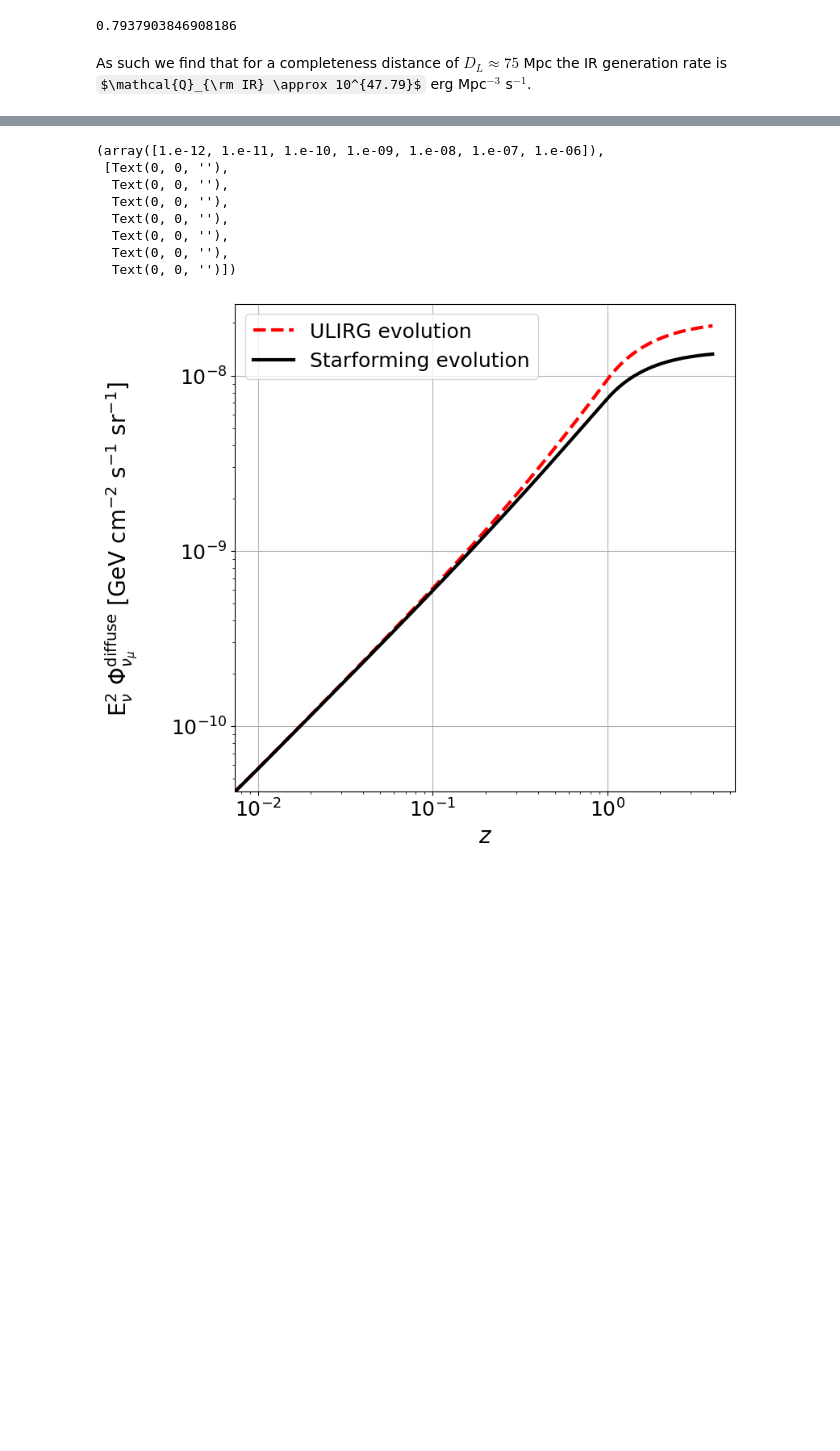
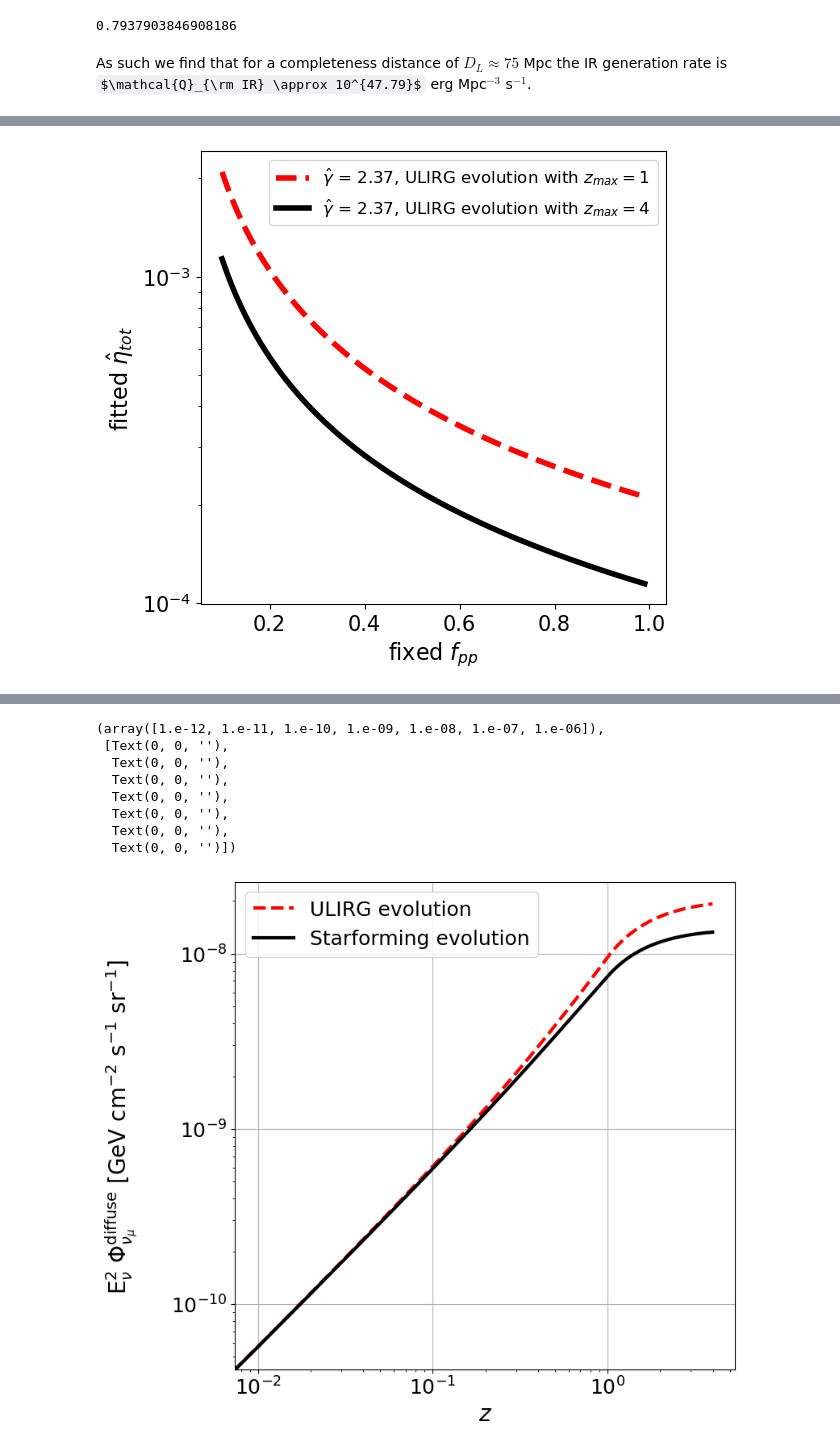
Before and after one commit to YarnoMerckx/diffuse-neutrino-flux-u-lirgs, a Jupyter notebook: Extrapolation.ipynb, the cells around one changed output, grey strips where cells are left out. Saved outputs shown, nothing was run; the diff lists cells and outputs as text; code cells hidden in the pictures; some formulas as TeX source; blank space fills up the shorter version.

```diff
--- a/Extrapolation.ipynb
+++ b/Extrapolation.ipynb
@@ -325,0 +309,24 @@ plt.savefig("/Users/yarno/Documents/PhD/Pictures/Extrapolation_plots/PredictionV
+# %%
+fpp_vals= np.arange(0.1,1,0.01)
+eta_lowz = []
+gamma_lowz = []
+
+eta_highz = []
+gamma_highz = []
+
+
+for i in fpp_vals:
+    #
+    popt_lowz, pcov_lowz = curve_fit(lambda E, eta,alpha: nuflux_fit(E, eta, alpha,i,1.44),
+                            energy_range_numu,flux_numu*energy_range_numu**2)
+
+    popt_highz,pcov_highz = curve_fit(lambda E, eta,alpha: nuflux_fit(E, eta, alpha,i,2.66),
+                            energy_range_numu,flux_numu*energy_range_numu**2)
+    #print(popt[1],np.sqrt(np.diag(pcov))[1])
+    eta_lowz += [popt_lowz[1]]
+    gamma_lowz += [popt_lowz[0]]
+    eta_highz += [popt_highz[1]]
+    gamma_highz += [popt_highz[0]]
+
+#print(gamma_fixfpp)
+#print(gamma_fixiz)
@@ -325,0 +393,13 @@ plt.savefig("/Users/yarno/Documents/PhD/Pictures/Extrapolation_plots/PredictionV
+# %%
+fig=plt.figure(figsize=(6,6), dpi= 100, facecolor='w', edgecolor='k')
+
+plt.plot(fpp_vals, eta_lowz,linestyle = '--', c = 'r',label ="$\\hat{\\gamma}$ = 2.37, ULIRG evolution with $z_{max} = 1$",lw = 4)
+plt.plot(fpp_vals, eta_highz, c = 'k', label= "$\\hat{\\gamma}$ = 2.37, ULIRG evolution with $z_{max} = 4$", lw = 4)
+plt.xlabel('fixed $f_{pp}$',fontsize = 16)
+plt.ylabel('fitted $\\hat{\\eta}_{tot}$', fontsize = 16)
+plt.xticks(fontsize = 15)
+plt.yticks(fontsize = 15)
+plt.legend(fontsize = 12)
+plt.yscale('log')
+# %% [output]
+[figure, added]
```
Also changed, not shown: parts of 24 cells of this notebook.
